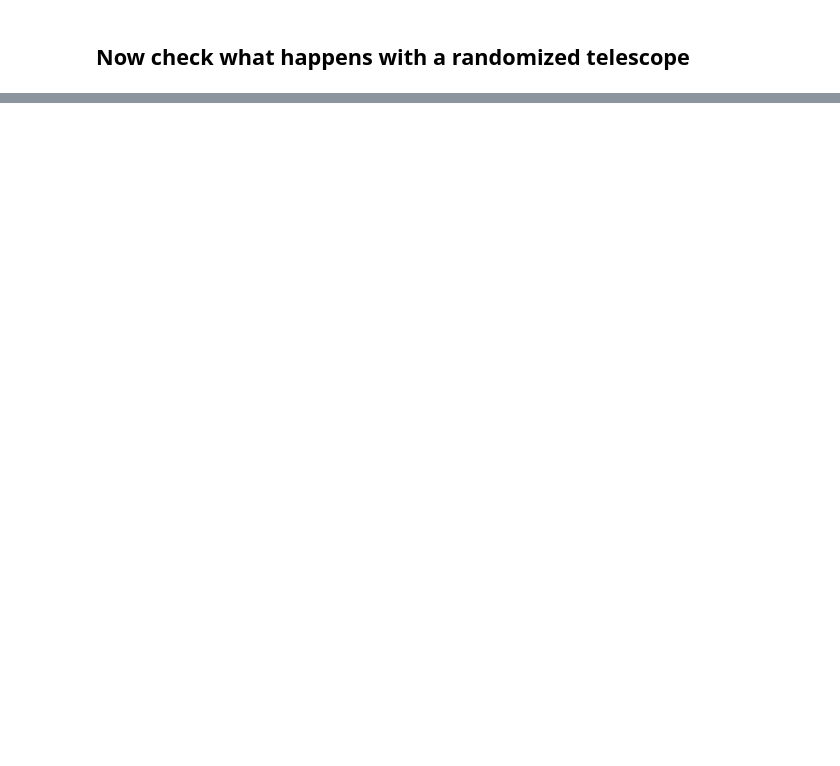
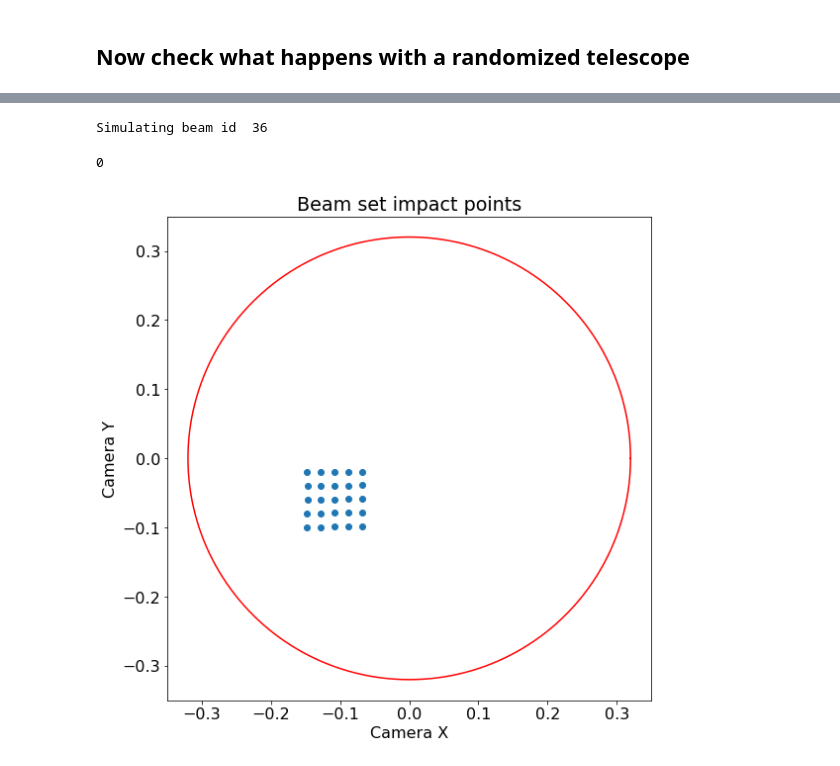
Before and after one commit to lsst-camera-dh/ghosts, a Jupyter notebook: notebooks/LSST_CCOB_study_beam_impact_point.ipynb, the cells around one changed output, grey strips where cells are left out. Cells and saved outputs as stored; diff of their text form; code cells hidden in the pictures; blank space fills up the shorter version.

```diff
--- a/notebooks/LSST_CCOB_study_beam_impact_point.ipynb
+++ b/notebooks/LSST_CCOB_study_beam_impact_point.ipynb
@@ -359,0 +495,15 @@ print('The pointing precision at order 0 is of the order of ~1 mm')
+# %%
+# reference configuration
+ref_config = copy.deepcopy(BEAM_CONFIG_1)
+# (0.1, 0.1) is our target
+ref_config['x_offset'] = 0.1
+ref_config['y_offset'] = 0.1
+ref_config['n_photons'] = 100
+
+# small sampling for our square
+dist_sampling = np.arange(-0.05, 0.05, 0.02)
+# build configurations, only pointing at the beam, not moving it
+beam_patch = beam.build_square_set_on_target(ref_config, dist_sampling,
+                                             target_x=-0.1, target_y=-0.05, base_id=12)
+patch_df = beam.concat_dicts(beam_patch)
+patch_df.head()
@@ -359,0 +517,9 @@ print('The pointing precision at order 0 is of the order of ~1 mm')
+# %%
+patch_full_df = simulator.simulate_impact_points_for_beam_set(telescope, beam_patch)
+# %% [output]
+Simulating beam id  36
+# %%
+plotter.plot_impact_points_full_frame(patch_full_df)
+# %% [output]
+0
+[figure, added]
```
Also changed, not shown: parts of 41 cells of this notebook, 2 other files.
